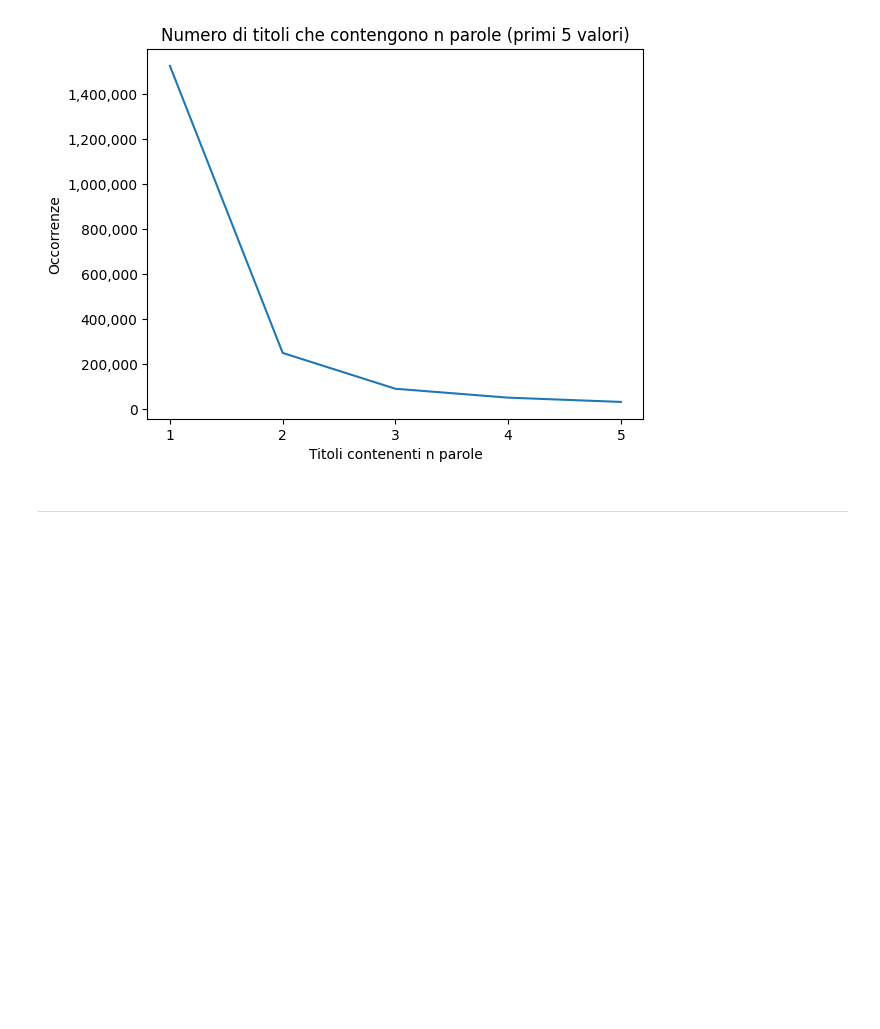
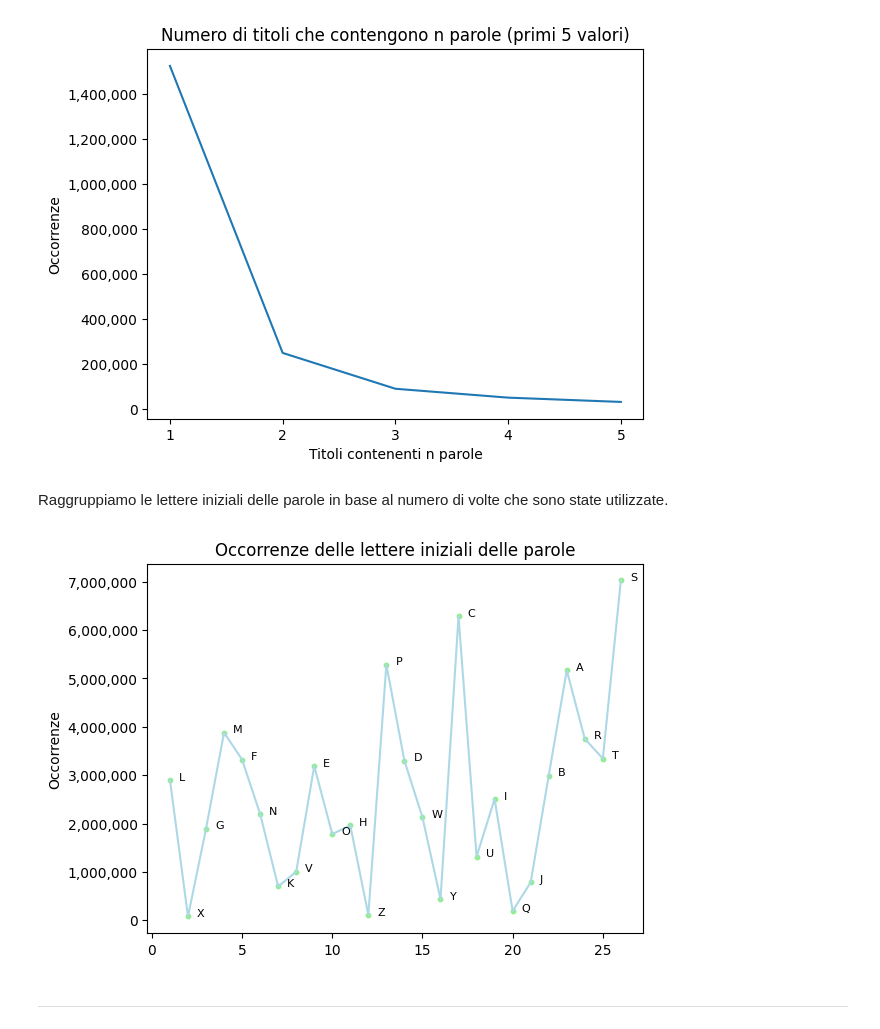
Before and after one commit to Fabbro96/Big-Data, a Jupyter notebook: bigData_project.ipynb, the cells around one changed output. Saved outputs shown, nothing was run; the diff lists cells and outputs as text; code cells hidden in the pictures; blank space fills up the shorter version.

Commit message:
Added a graph

```diff
--- a/bigData_project.ipynb
+++ b/bigData_project.ipynb
@@ -576,6 +610,40 @@ plt.title('Numero di titoli che contengono n parole (primi 5 valori)')
 plt.show()
 # %% [output]
 [figure]
+# %% [markdown]
+Raggruppiamo le lettere iniziali delle parole in base al numero di volte che sono state utilizzate.
+# %%
+data = pd.read_csv('initialLetter.csv')
+
+x = data['char'].tolist()
+y = data['occurrences'].tolist()
+count = range(1,27)
+
+fig, plot = plt.subplots()
+
+plot.scatter(count, y, color = 'lightgreen',  s=10, marker="o")
+
+# formatta l'asse x
+fmt = '{:,.0f}'
+tick = mtick.StrMethodFormatter(fmt)
+plot.yaxis.set_major_formatter(tick)
+
+# formatta l'asse y
+fmt = '{x:,.0f}'
+tick = mtick.StrMethodFormatter(fmt)
+plot.yaxis.set_major_formatter(tick)
+
+plt.ylabel('Occorrenze')
+plt.title('Occorrenze delle lettere iniziali delle parole')
+
+for i in range(len(x)):
+    plt.annotate(x[i].upper(), (count[i]+0.5, y[i]), fontsize=8)
+
+plt.plot(count, y, color = 'lightblue')
+
+plt.show()
+# %% [output]
+[figure, added]
 # %% [markdown]
 ---
 # %% [markdown]
```
Also changed, not shown: parts of 11 cells of this notebook, 2 other files.
